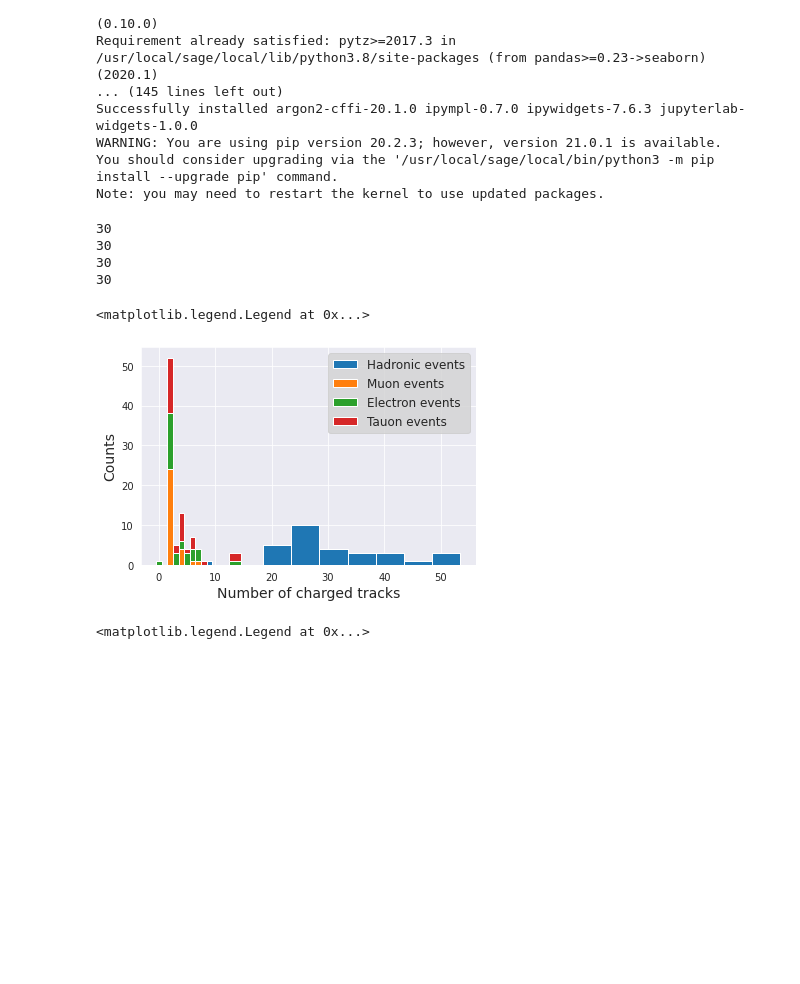
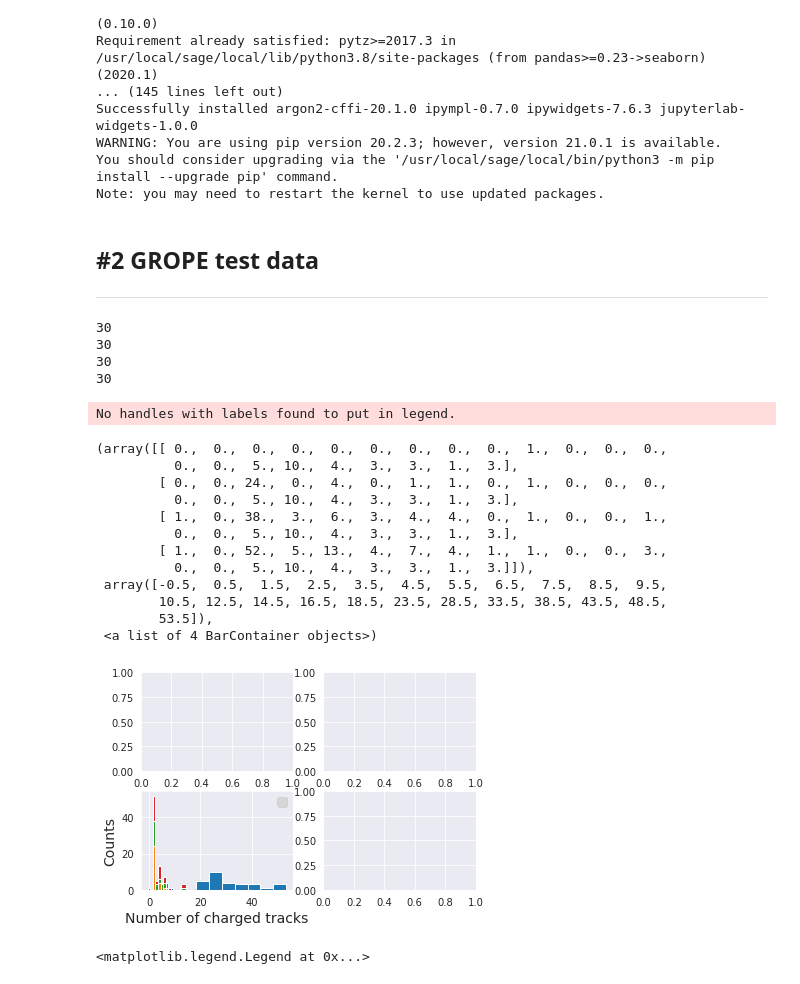
Before and after one commit to benfreiburg/z0-precisionmeasurement, a Jupyter notebook: Z0_main.ipynb, the cells around one changed output. Saved outputs shown, nothing was run; the diff lists cells and outputs as text; code cells hidden in the pictures; blank space fills up the shorter version.

```diff
--- a/Z0_main.ipynb
+++ b/Z0_main.ipynb
@@ -47,6 +51,10 @@ from scipy.optimize import curve_fit
 import math
 
 from scipy.signal import argrelextrema  # For searching extrema
+# %% [markdown]
+#2 GROPE test data
+---
+---
 # %%
 # Events: Hadronic, Electronic, Muon, Tauon
 # Properties: Run, Event, Number of charged tracks (N_Ctrk), Sum of momentum of all charged tracks (P_Ctrk), Sum of energy in the electromagnetic calorimeter (E_Cal), Sum of the energy in the hadronic calorimeter (H_Cal), Counts in muon chamber (N_mu)
@@ -73,23 +81,35 @@ print(len(electron_events))
 30
 30
 # %%
-# histogram (N_Ctrk)
+# histograms
 
 #Manually chosen bins (numbers define bin seperations)
 bins_N_Ctrk = np.asarray([-0.5,0.5,1.5,2.5,3.5,4.5,5.5,6.5,7.5,8.5,9.5,10.5,12.5,14.5,16.5,18.5,23.5,28.5,33.5,38.5,43.5,48.5,53.5])
 
 %matplotlib inline
 sb.set_style("darkgrid")
 
-plt.hist((hadronic_events[:,2],muon_events[:,2],electron_events[:,2],tauon_events[:,2]), bins=bins_N_Ctrk, label=("Hadronic events","Muon events","Electron events","Tauon events"), stacked=True)
+fig,axs = plt.subplots(2,2)
 
-plt.xlabel("Number of charged tracks", fontsize=14)
-plt.ylabel("Counts", fontsize=14)
-
-plt.legend(frameon=True, facecolor="lightgrey", fontsize=12)
+axs[1,0].set_xlabel("Number of charged tracks", fontsize=14)
+axs[1,0].set_ylabel("Counts", fontsize=14)
+axs[1,0].legend(frameon=True, facecolor="lightgrey", fontsize=12)
+axs[1,0].hist((hadronic_events[:,2],muon_events[:,2],electron_events[:,2],tauon_events[:,2]), bins=bins_N_Ctrk, label=("Hadronic events","Muon events","Electron events","Tauon events"), stacked=True)
 # %% [output]
-<matplotlib.legend.Legend at 0x...>
+No handles with labels found to put in legend.
+(array([[ 0.,  0.,  0.,  0.,  0.,  0.,  0.,  0.,  0.,  1.,  0.,  0.,  0.,
+          0.,  0.,  5., 10.,  4.,  3.,  3.,  1.,  3.],
+        [ 0.,  0., 24.,  0.,  4.,  0.,  1.,  1.,  0.,  1.,  0.,  0.,  0.,
+          0.,  0.,  5., 10.,  4.,  3.,  3.,  1.,  3.],
+        [ 1.,  0., 38.,  3.,  6.,  3.,  4.,  4.,  0.,  1.,  0.,  0.,  1.,
+          0.,  0.,  5., 10.,  4.,  3.,  3.,  1.,  3.],
+        [ 1.,  0., 52.,  5., 13.,  4.,  7.,  4.,  1.,  1.,  0.,  0.,  3.,
+          0.,  0.,  5., 10.,  4.,  3.,  3.,  1.,  3.]]),
+ array([-0.5,  0.5,  1.5,  2.5,  3.5,  4.5,  5.5,  6.5,  7.5,  8.5,  9.5,
+        10.5, 12.5, 14.5, 16.5, 18.5, 23.5, 28.5, 33.5, 38.5, 43.5, 48.5,
+        53.5]),
+ <a list of 4 BarContainer objects>)
-[figure, old version]
+[figure, new version]
 # %%
 #plt.savefig("name.PDF")
 # activate for saving the picture if desired for the protocol - .PDF saves the figure with higher quality (compared to jpg or png)
```
Also changed, not shown: parts of 22 cells of this notebook.
